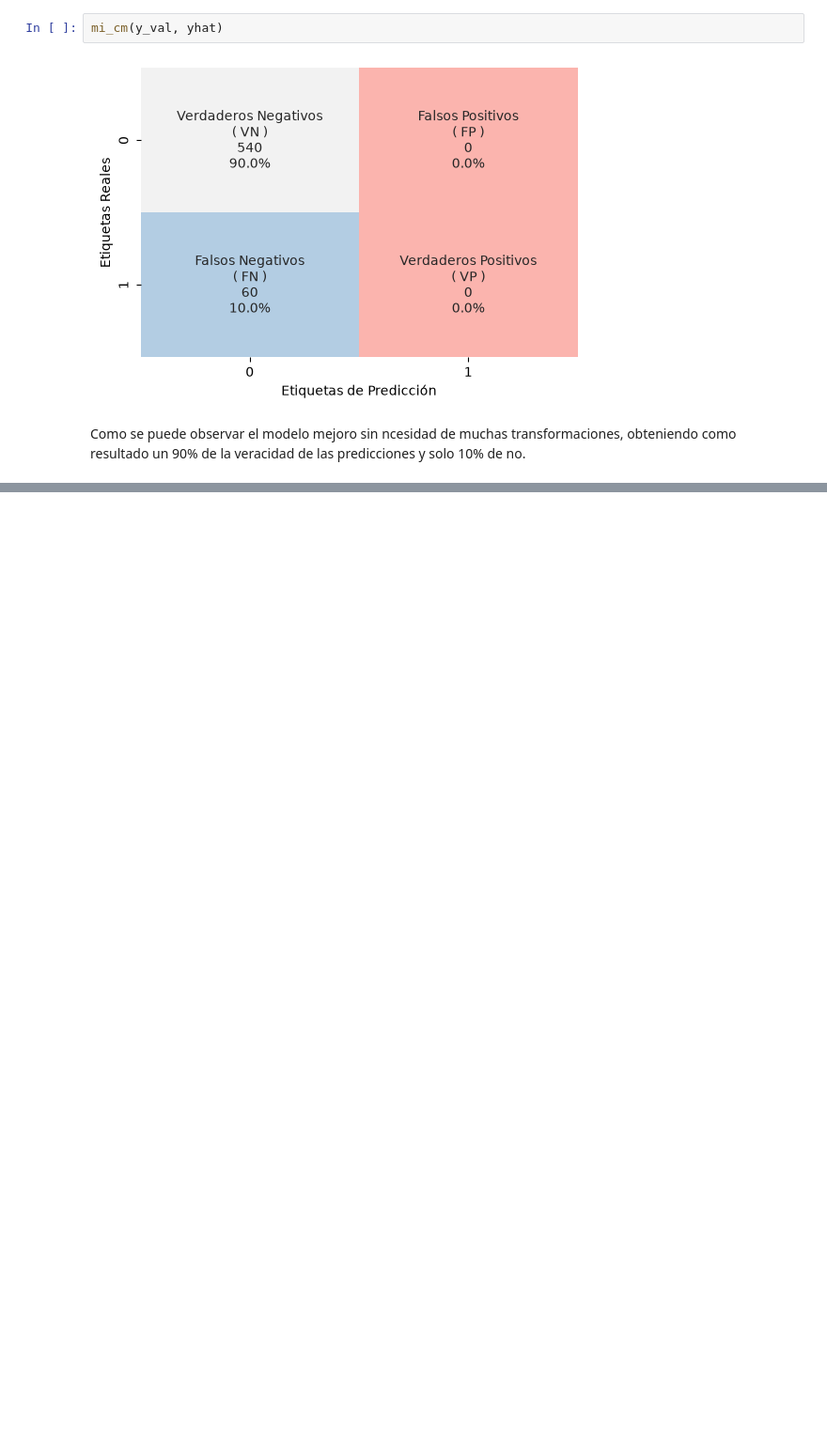
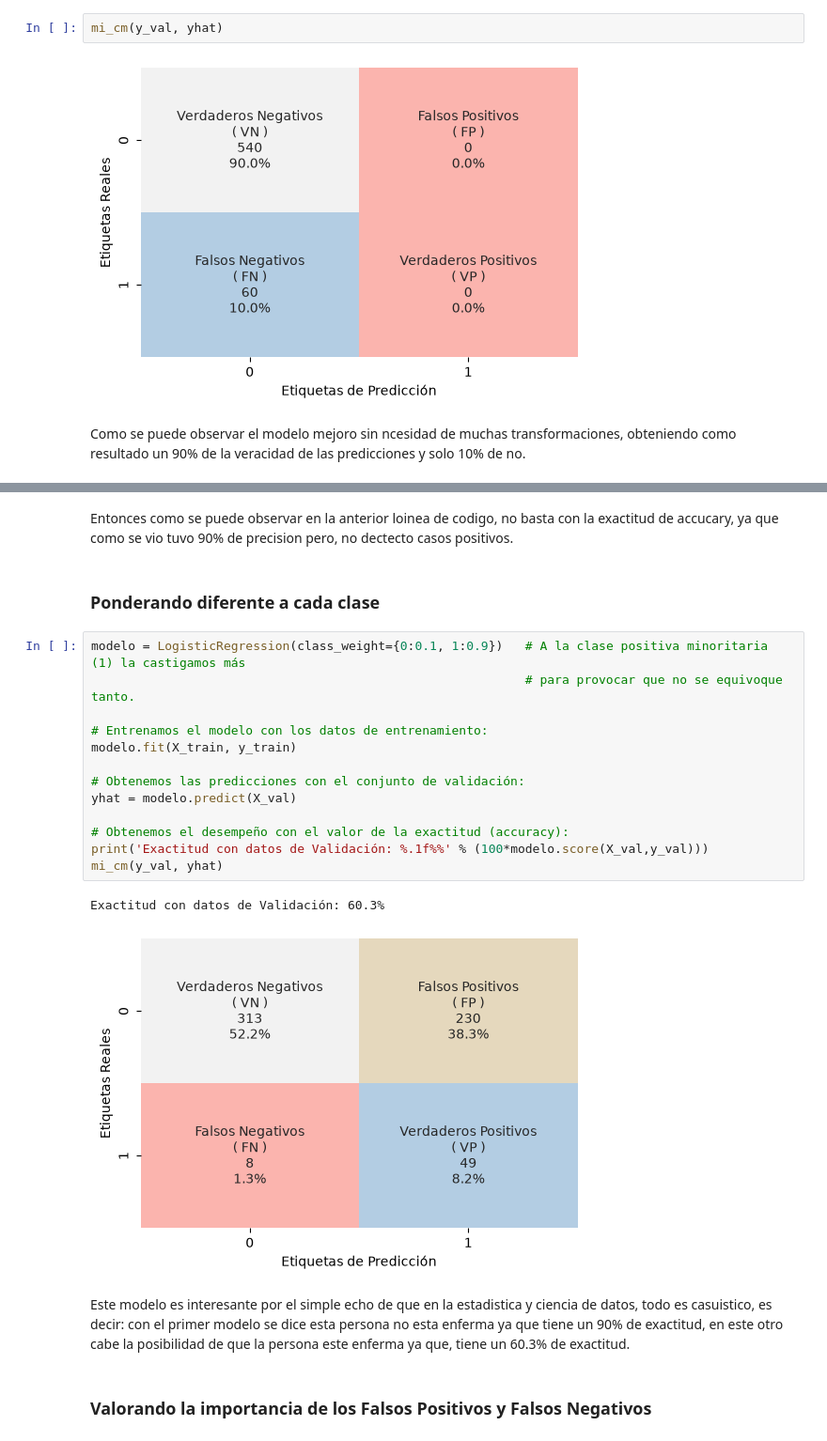
Before and after one commit to pamelatrabajosucr-droid/Clases-no-balanceadas, a Jupyter notebook: ClasesnoBalanceadas.ipynb, the cells around one changed output, grey strips where cells are left out. Shown at 94% size. Saved outputs shown, nothing was run; the diff lists cells and outputs as text; blank space fills up the shorter version.

```diff
--- a/ClasesnoBalanceadas.ipynb
+++ b/ClasesnoBalanceadas.ipynb
@@ -128,0 +184,24 @@ Como se puede observar el modelo mejoro sin ncesidad de muchas transformaciones,
+# %% [markdown]
+Entonces como se puede observar en la anterior loinea de codigo, no basta con la exactitud de accucary, ya que como se vio tuvo 90% de precision pero, no dectecto casos positivos.
+# %% [markdown]
+### Ponderando diferente a cada clase
+# %%
+modelo = LogisticRegression(class_weight={0:0.1, 1:0.9})   # A la clase positiva minoritaria (1) la castigamos más
+                                                           # para provocar que no se equivoque tanto.
+
+# Entrenamos el modelo con los datos de entrenamiento:
+modelo.fit(X_train, y_train)
+
+# Obtenemos las predicciones con el conjunto de validación:
+yhat = modelo.predict(X_val)
+
+# Obtenemos el desempeño con el valor de la exactitud (accuracy):
+print('Exactitud con datos de Validación: %.1f%%' % (100*modelo.score(X_val,y_val)))
+mi_cm(y_val, yhat)
+# %% [output]
+Exactitud con datos de Validación: 60.3%
+[figure, added]
+# %% [markdown]
+Este modelo es interesante por el simple echo de que en la estadistica y ciencia de datos, todo es casuistico, es decir: con el primer modelo se dice esta persona no esta enferma ya que tiene un 90% de exactitud, en este otro cabe la posibilidad de que la persona este enferma ya que, tiene un 60.3% de exactitud.
+# %% [markdown]
+### Valorando la importancia de los Falsos Positivos y Falsos Negativos
```
Also changed, not shown: parts of 33 cells of this notebook.
